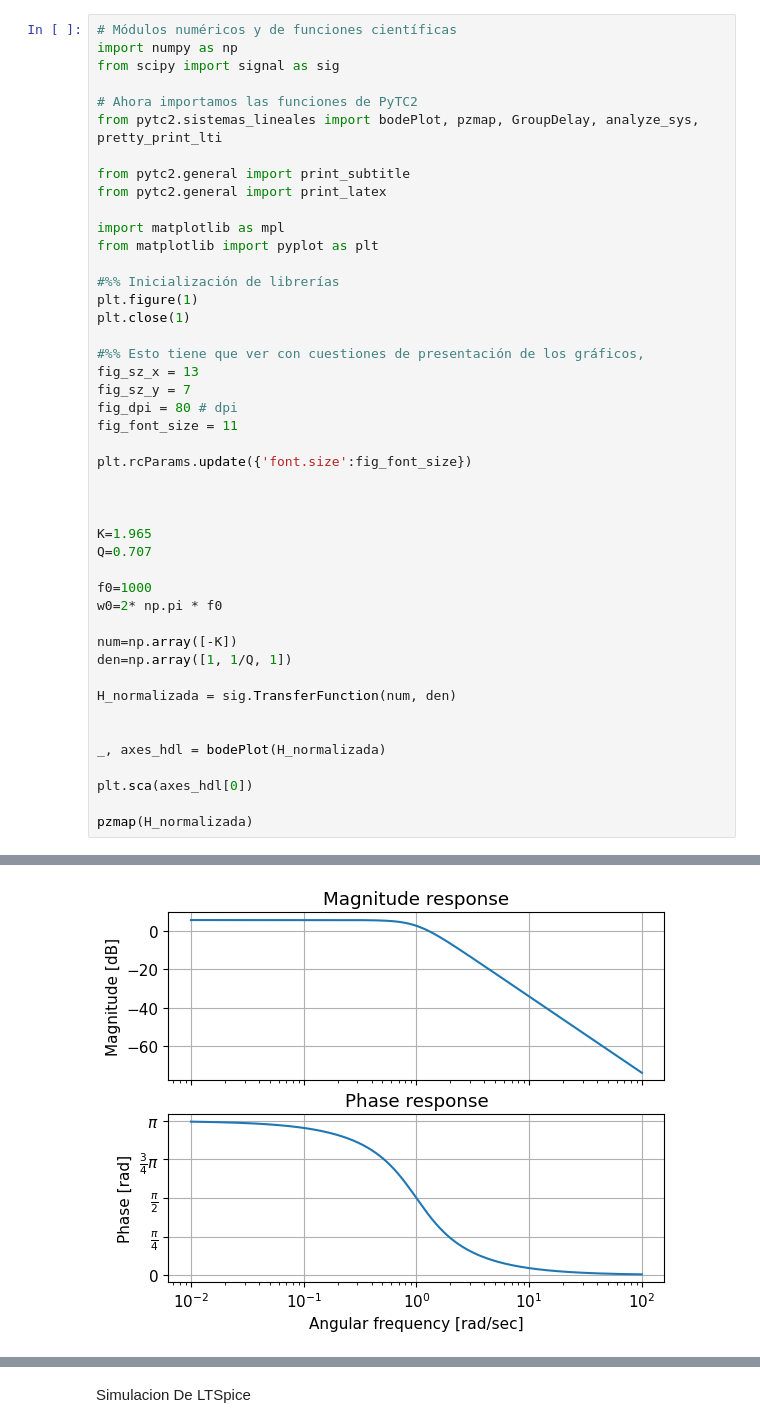
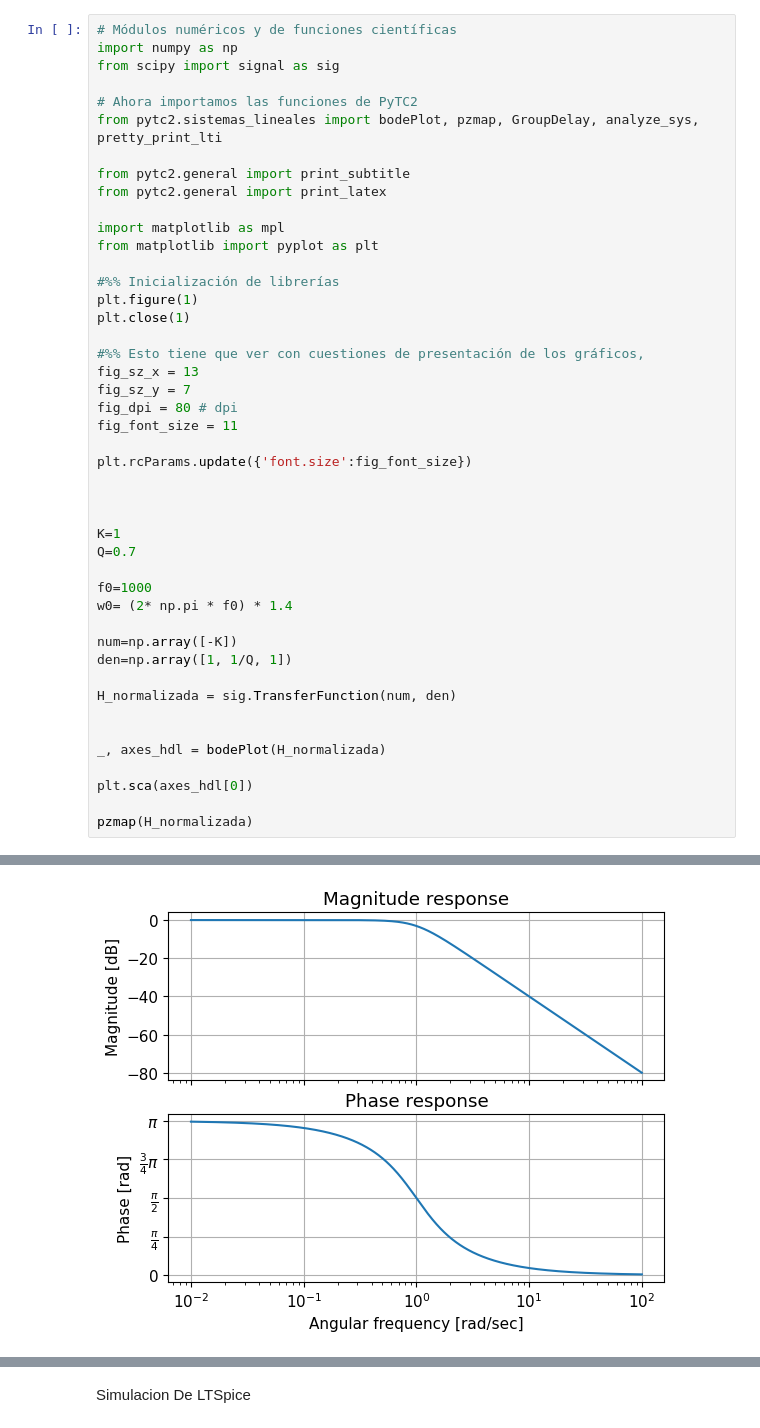
Before and after one commit to Facuuuuuuuuuu/UTN, a Jupyter notebook: TPL4_SussiniFacundo.ipynb, the cells around one changed output, grey strips where cells are left out. Cells and saved outputs as stored; diff of their text form.

```diff
--- a/TPL4_SussiniFacundo.ipynb
+++ b/TPL4_SussiniFacundo.ipynb
@@ -22,37 +22,37 @@ from matplotlib import pyplot as plt
 #%% Inicialización de librerías
 plt.figure(1)
 plt.close(1)
 
 #%% Esto tiene que ver con cuestiones de presentación de los gráficos,
 fig_sz_x = 13
 fig_sz_y = 7
 fig_dpi = 80 # dpi
 fig_font_size = 11
 
 plt.rcParams.update({'font.size':fig_font_size})
 
 
 
-K=1.965
-Q=0.707
+K=1
+Q=0.7
 
 f0=1000
-w0=2* np.pi * f0
+w0= (2* np.pi * f0) * 1.4
 
 num=np.array([-K])
 den=np.array([1, 1/Q, 1])
 
 H_normalizada = sig.TransferFunction(num, den)
 
 
 _, axes_hdl = bodePlot(H_normalizada)
 
 plt.sca(axes_hdl[0])
 
 pzmap(H_normalizada)
 # %% [output]
 (2, <Axes: xlabel='$\\sigma$', ylabel='j$\\omega$'>)
-[figure, old version]
+[figure, new version]
 [figure]
 # %% [markdown]
 Simulacion De LTSpice
```
Also changed, not shown: parts of 6 cells of this notebook, 1 other file.
